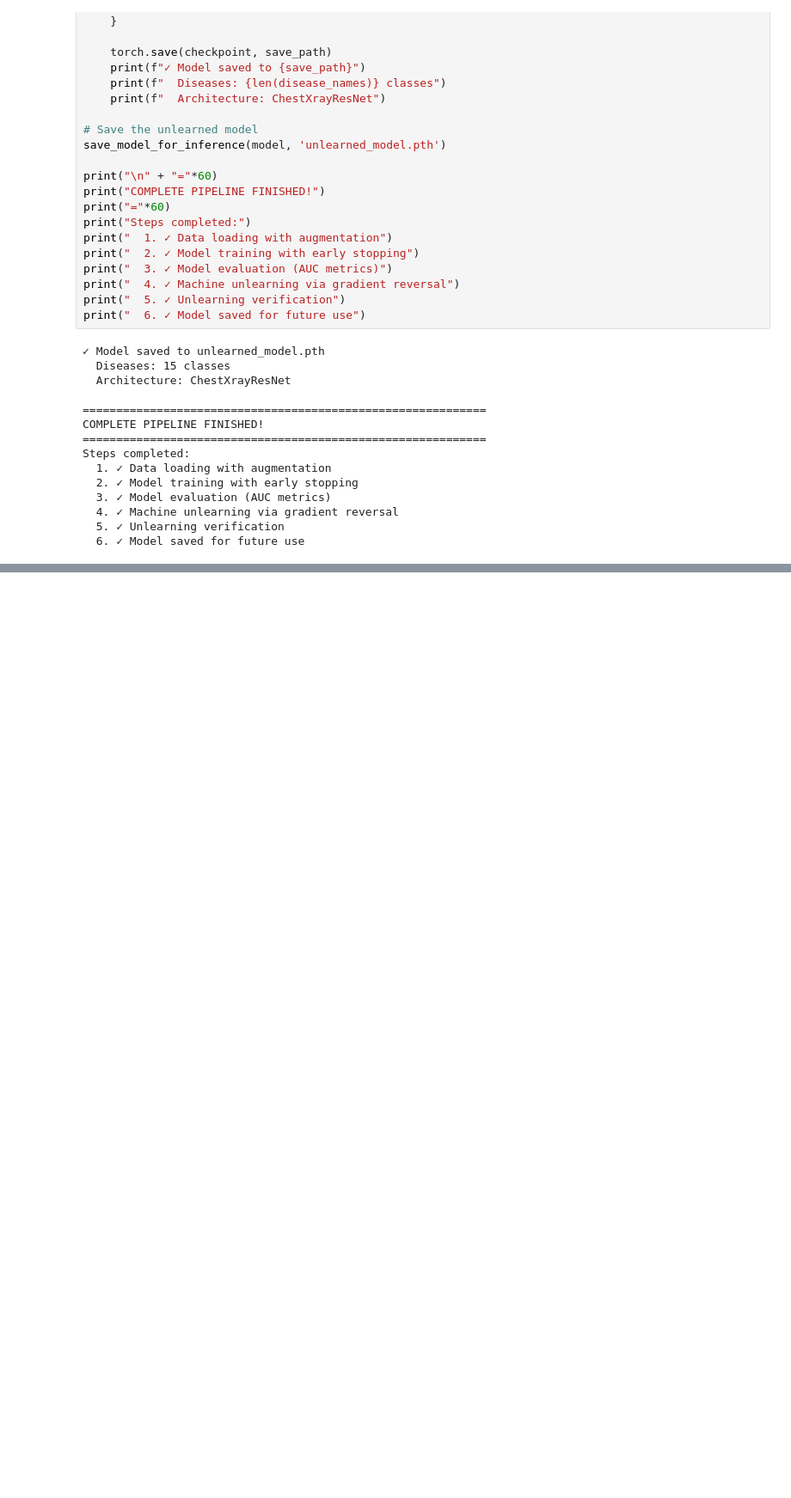
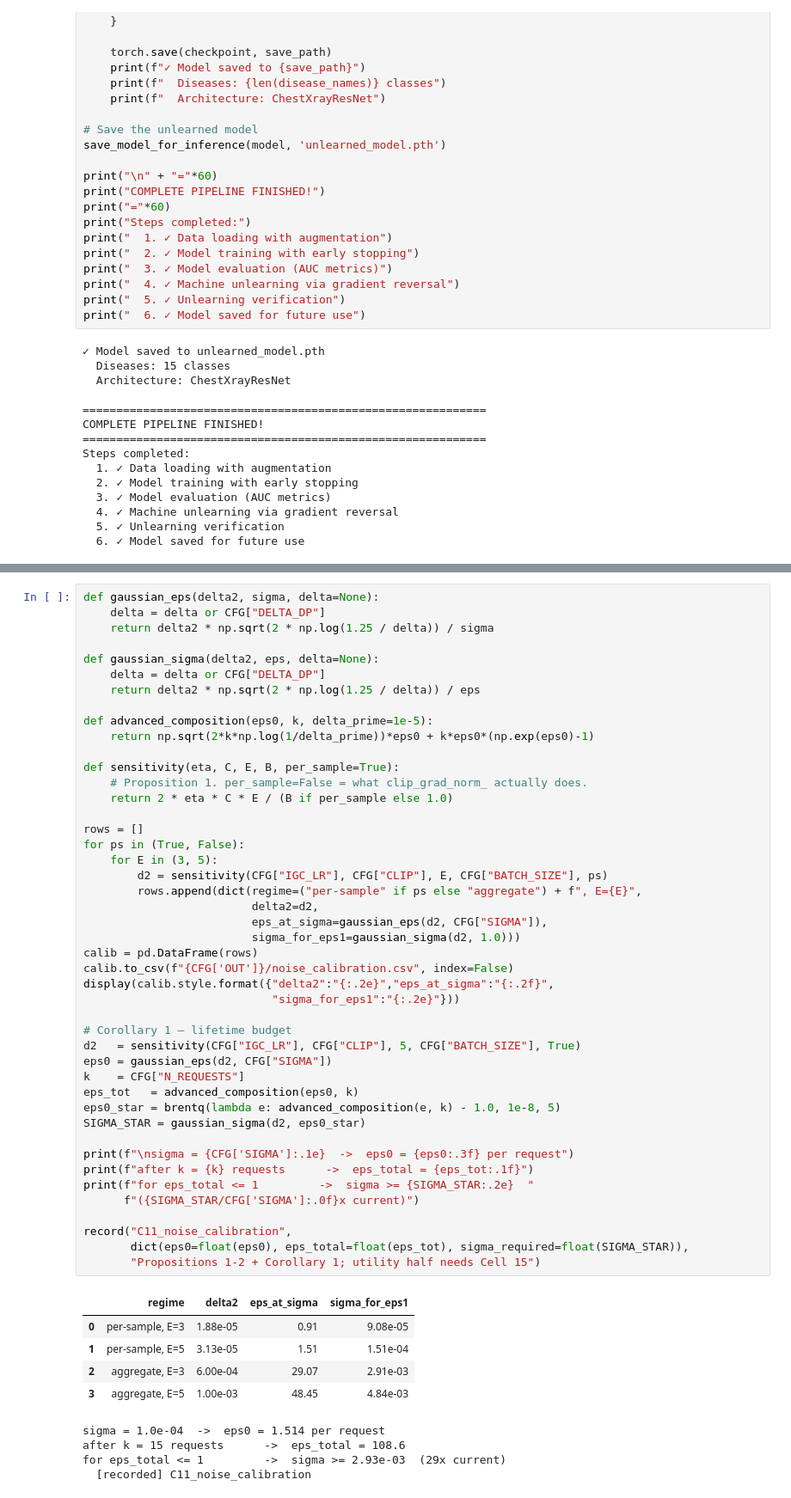
Before and after one commit to samhithareddymadhireddy/MUL_Research, a Jupyter notebook: MUL_Research.ipynb, the cells around one changed output, grey strips where cells are left out. Shown at 86% size. Cells and saved outputs as stored; diff of their text form; blank space fills up the shorter version.

```diff
--- a/MUL_Research.ipynb
+++ b/MUL_Research.ipynb
@@ -1528,0 +1015,55 @@ Steps completed:
+# %%
+def gaussian_eps(delta2, sigma, delta=None):
+    delta = delta or CFG["DELTA_DP"]
+    return delta2 * np.sqrt(2 * np.log(1.25 / delta)) / sigma
+
+def gaussian_sigma(delta2, eps, delta=None):
+    delta = delta or CFG["DELTA_DP"]
+    return delta2 * np.sqrt(2 * np.log(1.25 / delta)) / eps
+
+def advanced_composition(eps0, k, delta_prime=1e-5):
+    return np.sqrt(2*k*np.log(1/delta_prime))*eps0 + k*eps0*(np.exp(eps0)-1)
+
+def sensitivity(eta, C, E, B, per_sample=True):
+    # Proposition 1. per_sample=False = what clip_grad_norm_ actually does.
+    return 2 * eta * C * E / (B if per_sample else 1.0)
+
+rows = []
+for ps in (True, False):
+    for E in (3, 5):
+        d2 = sensitivity(CFG["IGC_LR"], CFG["CLIP"], E, CFG["BATCH_SIZE"], ps)
+        rows.append(dict(regime=("per-sample" if ps else "aggregate") + f", E={E}",
+                         delta2=d2,
+                         eps_at_sigma=gaussian_eps(d2, CFG["SIGMA"]),
+                         sigma_for_eps1=gaussian_sigma(d2, 1.0)))
+calib = pd.DataFrame(rows)
+calib.to_csv(f"{CFG['OUT']}/noise_calibration.csv", index=False)
+display(calib.style.format({"delta2":"{:.2e}","eps_at_sigma":"{:.2f}",
+                            "sigma_for_eps1":"{:.2e}"}))
+
+# Corollary 1 — lifetime budget
+d2   = sensitivity(CFG["IGC_LR"], CFG["CLIP"], 5, CFG["BATCH_SIZE"], True)
+eps0 = gaussian_eps(d2, CFG["SIGMA"])
+k    = CFG["N_REQUESTS"]
+eps_tot   = advanced_composition(eps0, k)
+eps0_star = brentq(lambda e: advanced_composition(e, k) - 1.0, 1e-8, 5)
+SIGMA_STAR = gaussian_sigma(d2, eps0_star)
+
+print(f"\nsigma = {CFG['SIGMA']:.1e}  ->  eps0 = {eps0:.3f} per request")
+print(f"after k = {k} requests      ->  eps_total = {eps_tot:.1f}")
+print(f"for eps_total <= 1         ->  sigma >= {SIGMA_STAR:.2e}  "
+      f"({SIGMA_STAR/CFG['SIGMA']:.0f}x current)")
+
+record("C11_noise_calibration",
+       dict(eps0=float(eps0), eps_total=float(eps_tot), sigma_required=float(SIGMA_STAR)),
+       "Propositions 1-2 + Corollary 1; utility half needs Cell 15")
+# %% [output]
+|  | regime | delta2 | eps_at_sigma | sigma_for_eps1 |
+| 0 | per-sample, E=3 | 1.88e-05 | 0.91 | 9.08e-05 |
+| 1 | per-sample, E=5 | 3.13e-05 | 1.51 | 1.51e-04 |
+| 2 | aggregate, E=3 | 6.00e-04 | 29.07 | 2.91e-03 |
+| 3 | aggregate, E=5 | 1.00e-03 | 48.45 | 4.84e-03 |
+sigma = 1.0e-04  ->  eps0 = 1.514 per request
+after k = 15 requests      ->  eps_total = 108.6
+for eps_total <= 1         ->  sigma >= 2.93e-03  (29x current)
+  [recorded] C11_noise_calibration
```
Also changed, not shown: parts of 33 cells of this notebook, 21 other files.
